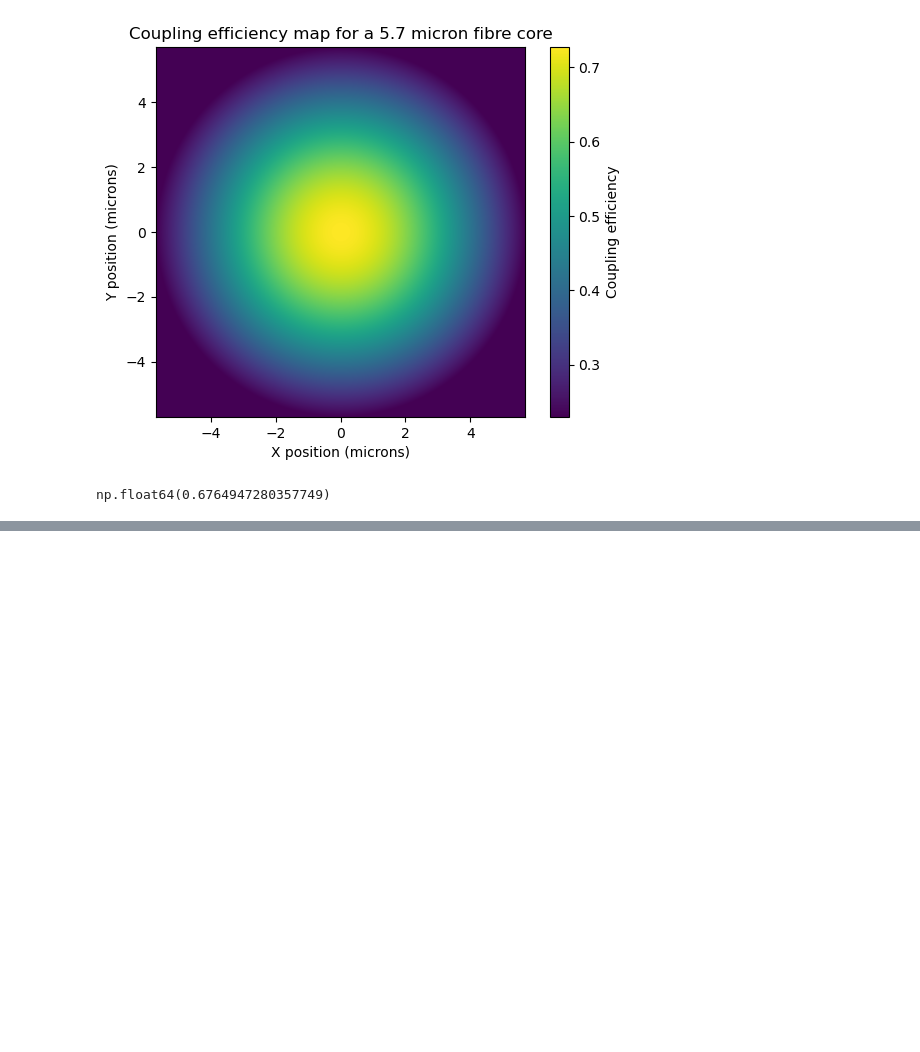
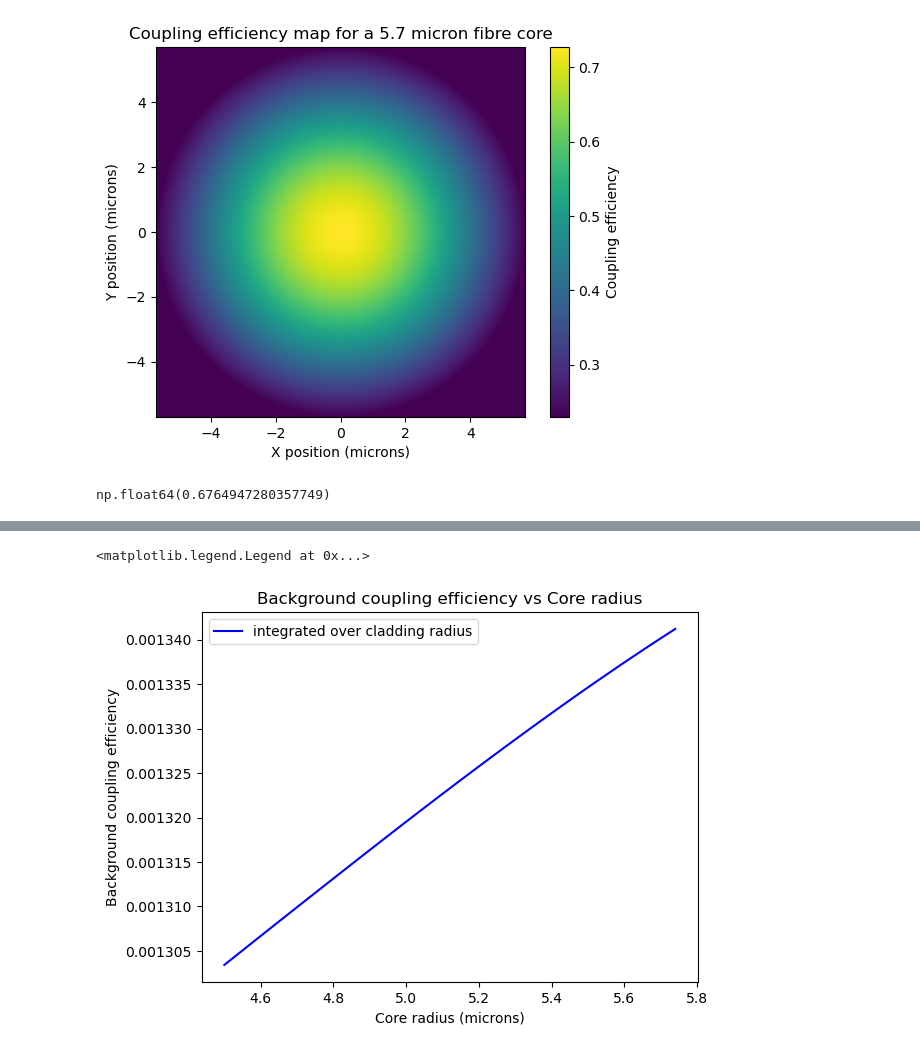
Before and after one commit to TongyueLiu/OH-Suppression-MRes-Project, a Jupyter notebook: notebooks/surface_brightness_profiles/GOODS12965_z_1_galaxy.ipynb, the cells around one changed output, grey strips where cells are left out. Drawn from its saved outputs; the diff is of its cells as text; code cells hidden in the pictures; blank space fills up the shorter version.

```diff
--- a/notebooks/surface_brightness_profiles/GOODS12965_z_1_galaxy.ipynb
+++ b/notebooks/surface_brightness_profiles/GOODS12965_z_1_galaxy.ipynb
@@ -929,0 +935,6 @@ np.float64(0.6764947280357749)
+# %%
+# fixed increment in microns (e.g. 0.01 µm steps)
+step_um = 0.02
+step_m = step_um * 1e-6
+core_radius_range = np.arange(4.5e-6, 5.7415e-6 + step_m/2, step_m)  # +step_m/2 to include endpoint
+core_radius_range
@@ -929,0 +1188,19 @@ np.float64(0.6764947280357749)
+# %%
+# core_radius_test_small = np.linspace(1.2e-6, 20e-6, 80)
+results_bg_smf = background_efficiency_vs_core_radius_2d(
+    core_radius_array=core_radius_range,
+    x=x,
+    y=y,
+    x_1d=x_1d,
+    y_1d=y_1d,
+    NA=NA,
+    lam0=lam0,
+    alpha=alpha_vlt,
+    az_sym=False,
+    mode_case="smf",
+    decentre_max=None,
+    n_decentre=40,
+    E_S=1.0,
+    n_F_grid=60,
+    n_jobs=4,
+)
@@ -929,0 +1250,12 @@ np.float64(0.6764947280357749)
+# %%
+eta_bg_cladding = np.array([res["eta_background"] for res in results_bg_smf])
+eta_bg_core = np.array([res["eta_background"] for res in results_bg_smf_core])
+# %%
+plt.plot(core_radius_range*1e6, eta_bg_cladding, color='b', label='integrated over cladding radius')
+plt.xlabel('Core radius (microns)')
+plt.ylabel('Background coupling efficiency')
+plt.title('Background coupling efficiency vs Core radius')
+plt.legend()
+# %% [output]
+<matplotlib.legend.Legend at 0x...>
+[figure, added]
```
Also changed, not shown: parts of 23 cells of this notebook, 1 other file.
